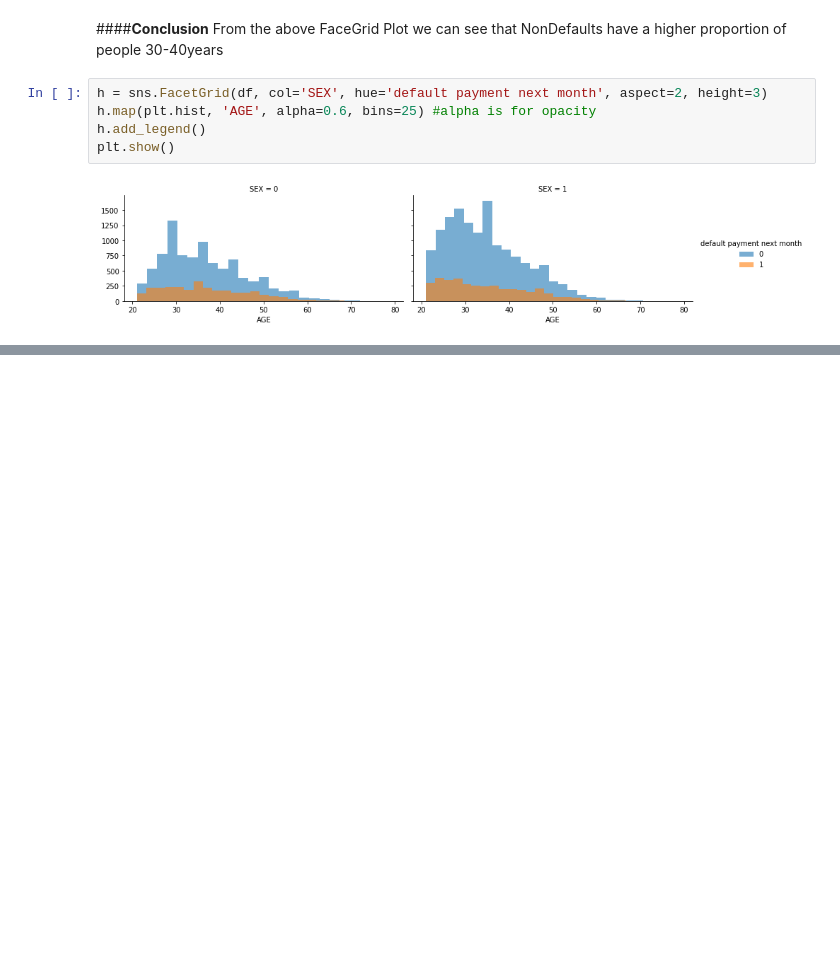
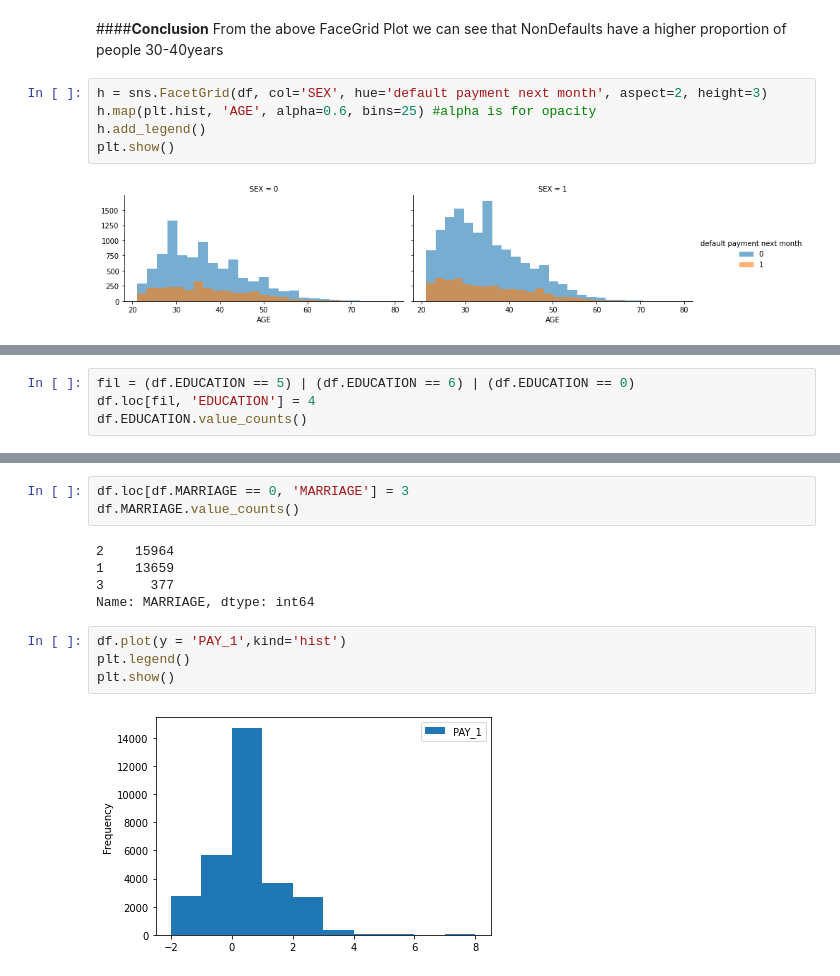
Before and after one commit to AnkitPatel745/Credit-Card-Default-Prediction-Capstone-Project, a Jupyter notebook: Credit_Card_Default_Prediction_Capstone_Project.ipynb, the cells around one changed output, grey strips where cells are left out. Cells and saved outputs as stored; diff of their text form; blank space fills up the shorter version.

```diff
--- a/Credit_Card_Default_Prediction_Capstone_Project.ipynb
+++ b/Credit_Card_Default_Prediction_Capstone_Project.ipynb
@@ -665,0 +681,4 @@ plt.show()
+# %%
+fil = (df.EDUCATION == 5) | (df.EDUCATION == 6) | (df.EDUCATION == 0)
+df.loc[fil, 'EDUCATION'] = 4
+df.EDUCATION.value_counts()
@@ -665,0 +715,14 @@ plt.show()
+# %%
+df.loc[df.MARRIAGE == 0, 'MARRIAGE'] = 3
+df.MARRIAGE.value_counts()
+# %% [output]
+2    15964
+1    13659
+3      377
+Name: MARRIAGE, dtype: int64
+# %%
+df.plot(y = 'PAY_1',kind='hist')
+plt.legend()
+plt.show()
+# %% [output]
+[figure, added]
```
Also changed, not shown: parts of 20 cells of this notebook.
